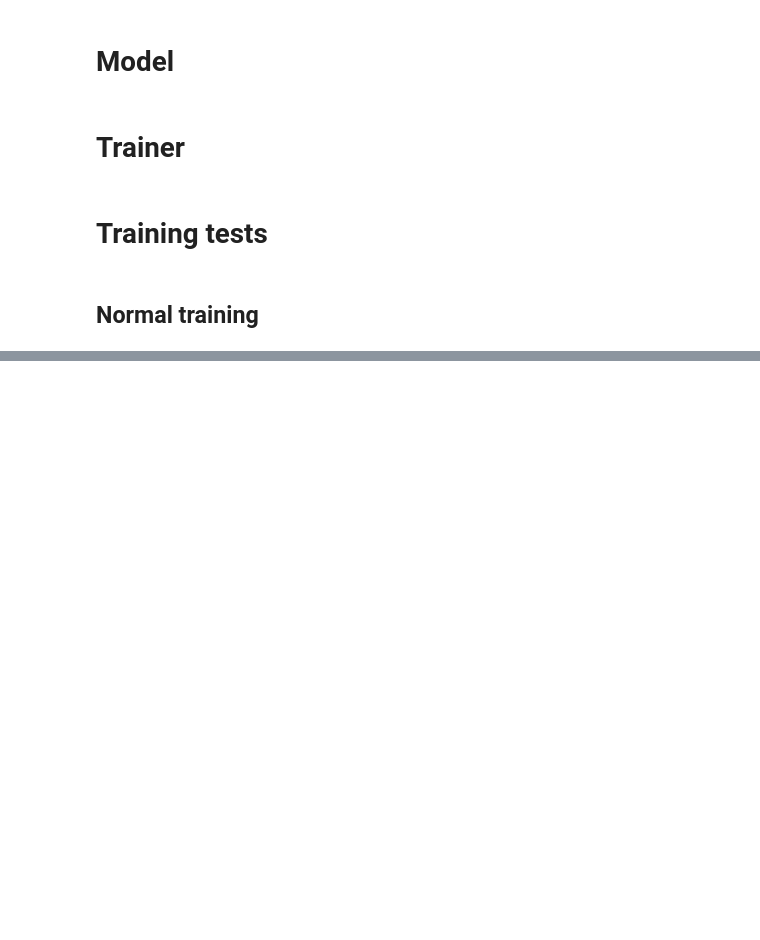
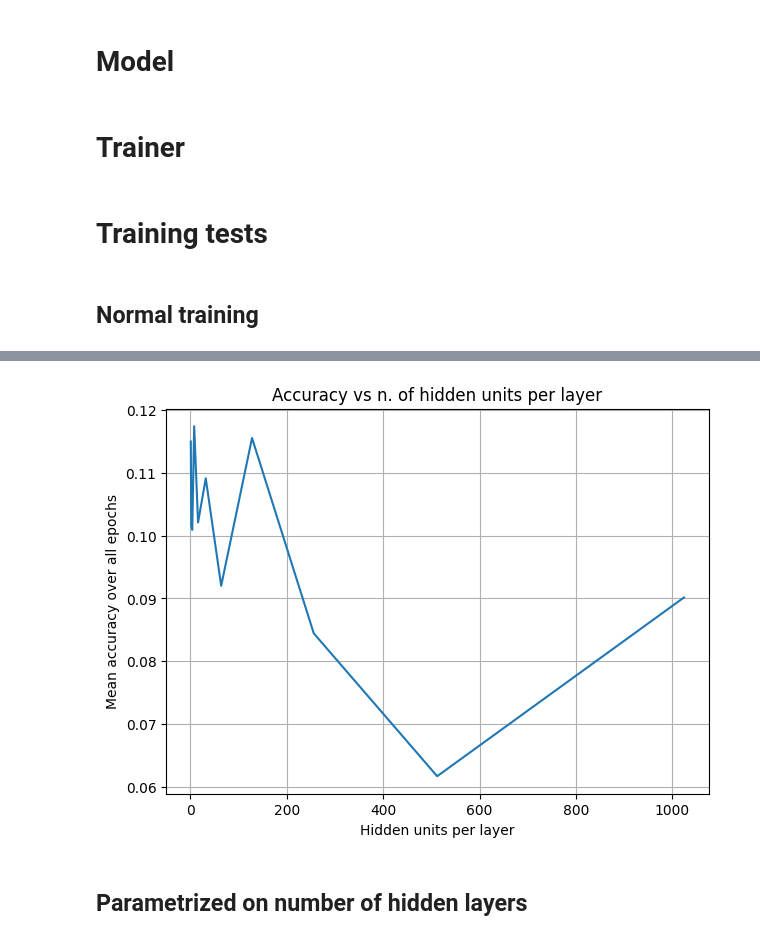
Before and after one commit to lordPachy/acsai, a Jupyter notebook: Deep Learning/Class/Exercises/mlp_fromscratch/mlp_scratch_ex.ipynb, the cells around one changed output, grey strips where cells are left out. Drawn from its saved outputs; the diff is of its cells as text; code cells hidden in the pictures; blank space fills up the shorter version.

```diff
--- a/Deep Learning/Class/Exercises/mlp_fromscratch/mlp_scratch_ex.ipynb
+++ b/Deep Learning/Class/Exercises/mlp_fromscratch/mlp_scratch_ex.ipynb
@@ -178,0 +190,17 @@ ValueError: The truth value of an array with more than one element is ambiguous.
+# %%
+def live_plot_test_hiddens(num_hiddens, accuracy, figsize=(7,5), title='Accuracy vs n. of hidden units per layer'):
+        '''
+        It plots the accuracy on the number of hidden units, live.
+        '''
+        num_hiddens = num_hiddens.astype('float64')
+        accuracy = accuracy.astype('float64')
+
+        clear_output(wait=True)         # This is needed for live updates
+        plt.figure(figsize=figsize)
+        plt.title(title)
+        plt.grid(True)
+        plt.xlabel('Hidden units per layer')
+        plt.ylabel('Mean accuracy over all epochs')
+
+        plt.plot(num_hiddens, accuracy)
+        plt.show()
@@ -178,0 +230,8 @@ ValueError: The truth value of an array with more than one element is ambiguous.
+# %%
+# Plotting the whole accuracy vs params graph
+
+live_plot_test_hiddens(num_hiddens=hidden_units, accuracy=accuracy_record)
+# %% [output]
+[figure, added]
+# %% [markdown]
+## Parametrized on number of hidden layers
```
Also changed, not shown: parts of 19 cells of this notebook, 3 other files.
